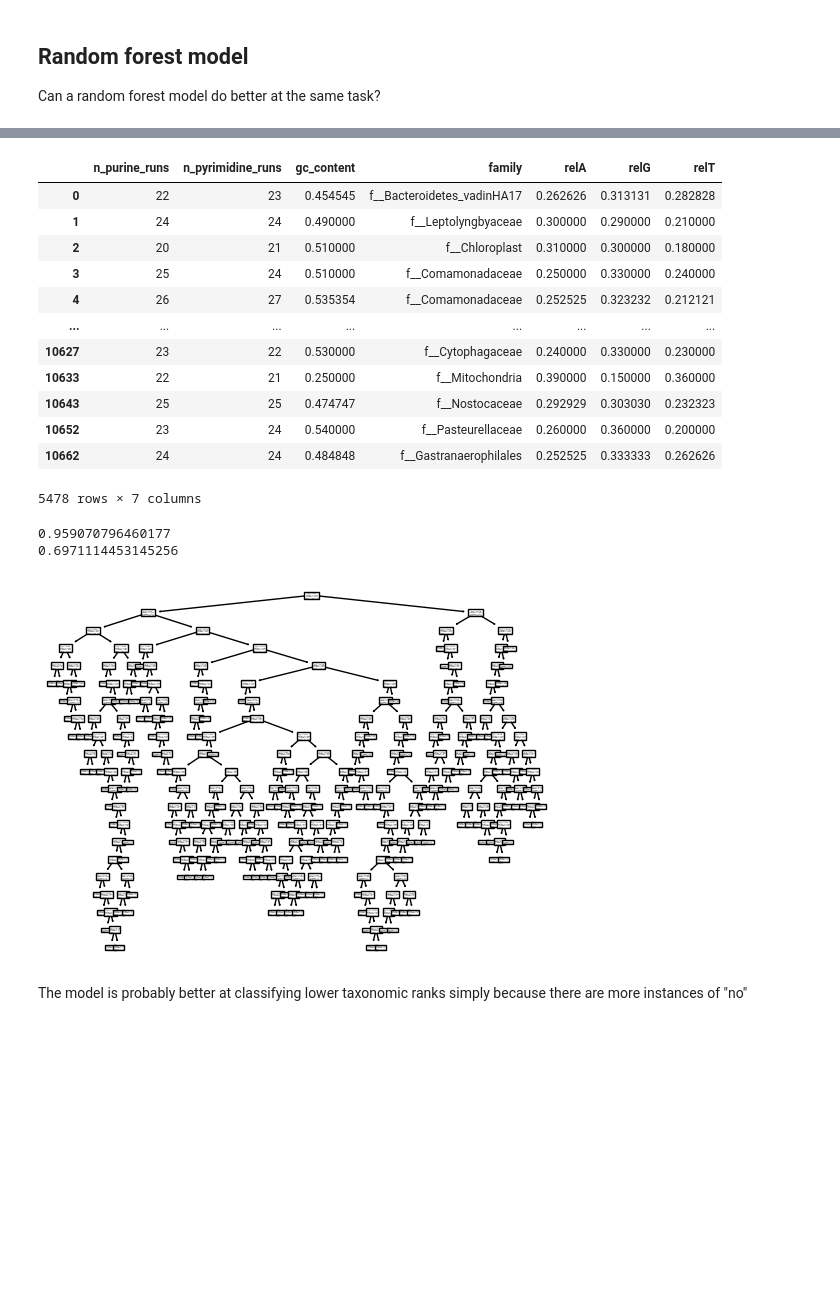
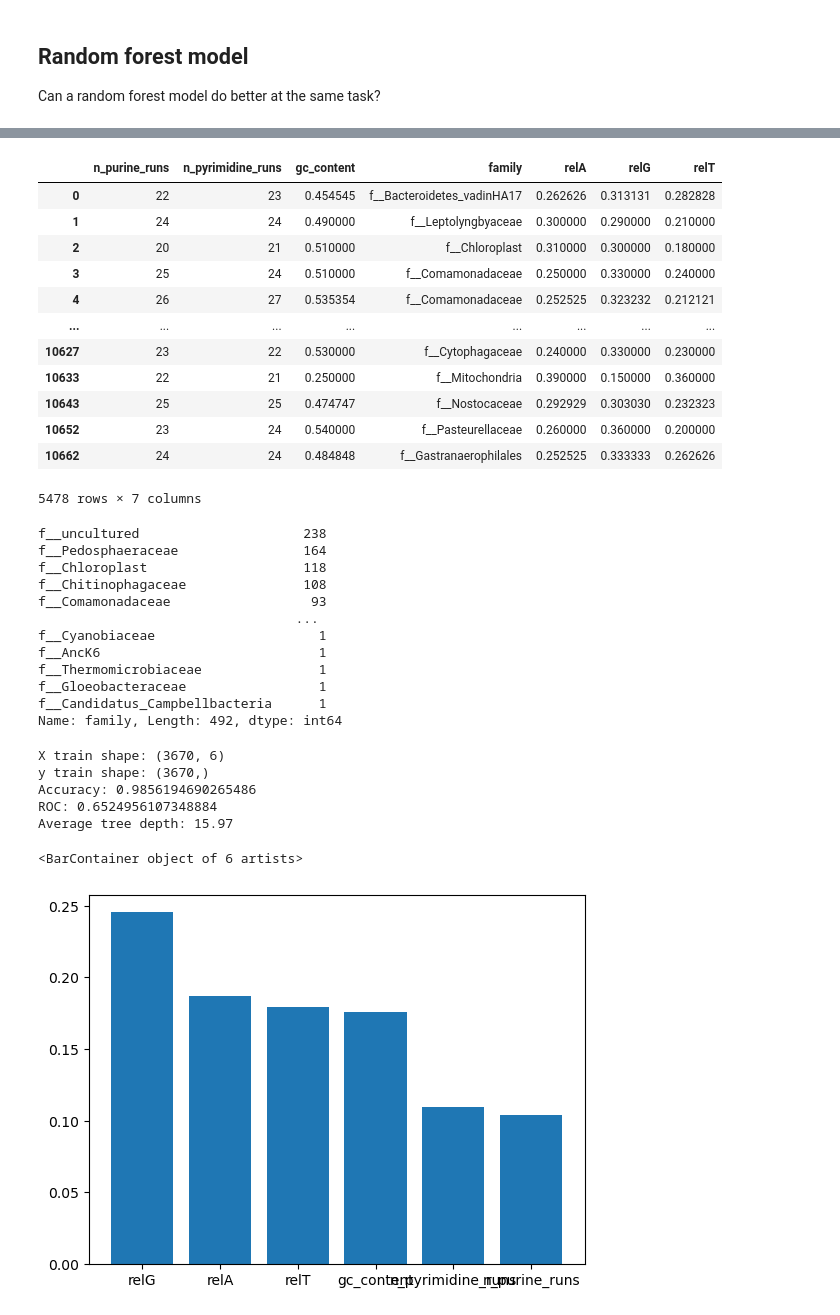
Before and after one commit to SJ-31/Cryosphere-ICCS261, a Jupyter notebook: classify.ipynb, the cells around one changed output, grey strips where cells are left out. Saved outputs shown, nothing was run; the diff lists cells and outputs as text; code cells hidden in the pictures; blank space fills up the shorter version.

```diff
--- a/classify.ipynb
+++ b/classify.ipynb
@@ -182,15 +205,11 @@ The decision tree classifier seemed reasonably good on predicting whether or not
 class_features = get_features(merged, "class", 3)
 display(class_features)
 dummy_classes = pd.get_dummies(class_features["class"])
-y = dummy_classes["c__Gammaproteobacteria"]
+y = dummy_classes["c__Cyanobacteriia"]
+# The tenth most abundant class
 X = pd.concat([class_features.drop("class", axis = 1)], axis = 1)
-X_train, X_test, y_train, y_test = train_test_split(X, y, test_size=0.33, random_state=42)
-dt_model = DecisionTreeClassifier(criterion = "entropy")
-dt_model.fit(X_train, y_train)
-_ = plot_tree(dt_model)
-prediction = dt_model.predict(X_test)
-print(accuracy_score(y_test, prediction))
-print(roc_auc_score(y_test, prediction))
+X_trainC, X_testC, y_trainC, y_testC = train_test_split(X, y, test_size=0.33, random_state=42)
+class_forest = random_forest(X_trainC, y_trainC, X_testC, y_testC, depth = None)
 # %% [output]
 |  | n_purine_runs | n_pyrimidine_runs | gc_content | class | relA | relG | relT |
 | 0 | 22 | 23 | 0.454545 | c__Bacteroidia | 0.262626 | 0.313131 | 0.282828 |
@@ -213,15 +234,11 @@ family_features = get_features(merged, "family", 5)
 display(family_features)
 dummy_families = pd.get_dummies(family_features["family"])
 family_features["family"].value_counts()
-y = dummy_families["f__Pedosphaeraceae"]
+display(family_features["family"].value_counts())
+y = dummy_families["f__Comamonadaceae"]
 X = family_features.drop("family", axis = 1)
-X_train, X_test, y_train, y_test = train_test_split(X, y, test_size=0.33, random_state=42)
-dt_model = DecisionTreeClassifier(criterion = "entropy")
-dt_model.fit(X_train, y_train)
-_ = plot_tree(dt_model)
-prediction = dt_model.predict(X_test)
-print(accuracy_score(y_test, prediction))
-print(roc_auc_score(y_test, prediction))
+X_trainF, X_testF, y_trainF, y_testF = train_test_split(X, y, test_size=0.33, random_state=42)
+family_forest = random_forest(X_trainF, y_trainF, X_testF, y_testF, depth = None)
 # %% [output]
 |  | n_purine_runs | n_pyrimidine_runs | gc_content | family | relA | relG | relT |
 | 0 | 22 | 23 | 0.454545 | f__Bacteroidetes_vadinHA17 | 0.262626 | 0.313131 | 0.282828 |
@@ -236,8 +253,27 @@ print(roc_auc_score(y_test, prediction))
 | 10652 | 23 | 24 | 0.540000 | f__Pasteurellaceae | 0.260000 | 0.360000 | 0.200000 |
 | 10662 | 24 | 24 | 0.484848 | f__Gastranaerophilales | 0.252525 | 0.333333 | 0.262626 |
 5478 rows × 7 columns
-0.959070796460177
-0.6971114453145256
+f__uncultured                     238
+f__Pedosphaeraceae                164
+f__Chloroplast                    118
+f__Chitinophagaceae               108
+f__Comamonadaceae                  93
+                                 ...
+f__Cyanobiaceae                     1
+f__AncK6                            1
+f__Thermomicrobiaceae               1
+f__Gloeobacteraceae                 1
+f__Candidatus_Campbellbacteria      1
+Name: family, Length: 492, dtype: int64
-[figure, removed]
+X train shape: (3670, 6)
+y train shape: (3670,)
+Accuracy: 0.9856194690265486
+ROC: 0.6524956107348884
+Average tree depth: 15.97
-# %% [markdown]
-The model is probably better at classifying lower taxonomic ranks simply because there are more instances of "no"
+# %%
+X_trainC
+fig, ax = plt.subplots()
+ax.bar(x = class_forest.index, height = class_forest)
+# %% [output]
+<BarContainer object of 6 artists>
+[figure, added]
```
Also changed, not shown: parts of 14 cells of this notebook, 11 other files.
